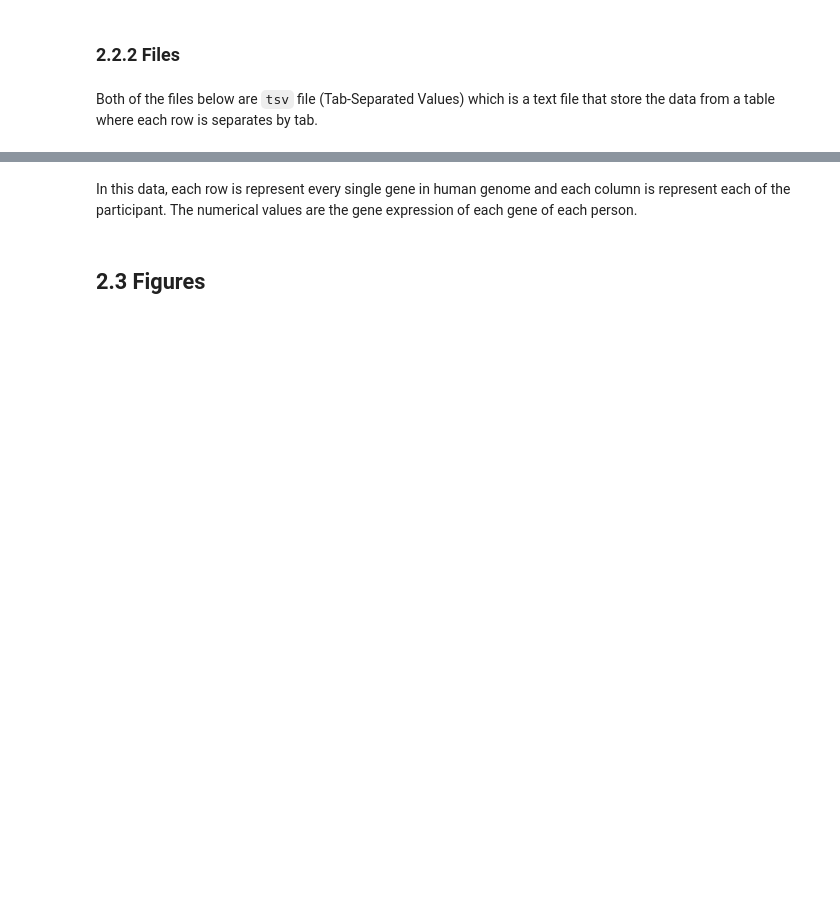
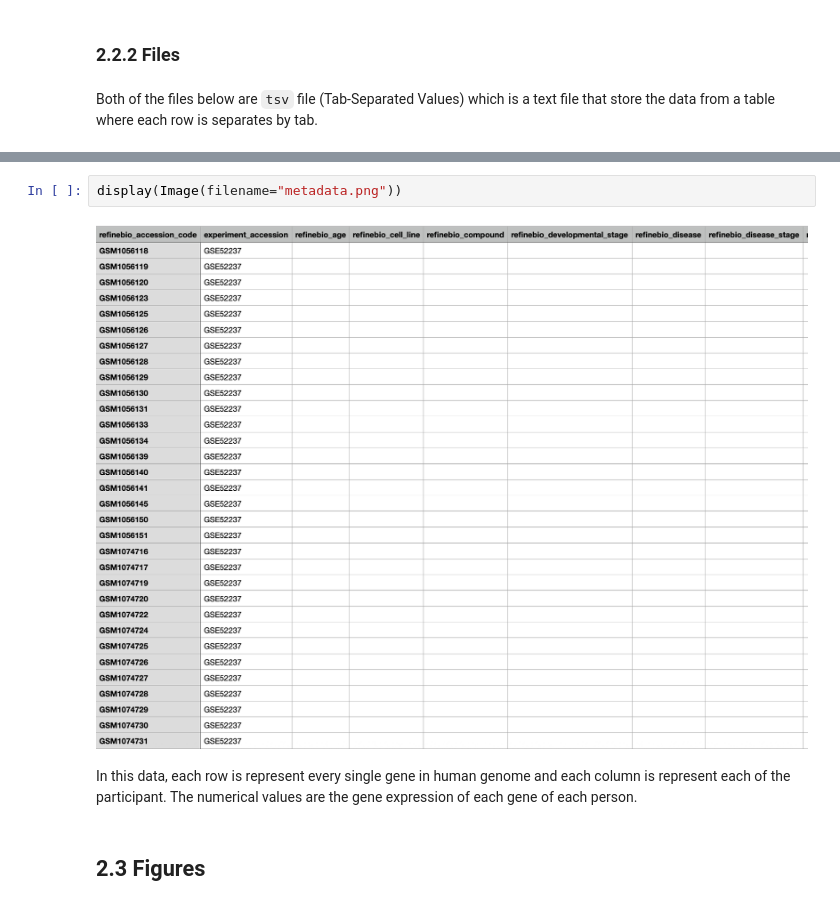
Before and after one commit to nguyentkfsc0086/DS4Bio-project, a Jupyter notebook: Part 3.ipynb, the cells around one changed output, grey strips where cells are left out. Cells and saved outputs as stored; diff of their text form; blank space fills up the shorter version.

```diff
--- a/Part 3.ipynb
+++ b/Part 3.ipynb
@@ -35,3 +33,7 @@ Both of the files below are `tsv` file (Tab-Separated Values) which is a text fi
+# %%
+display(Image(filename="metadata.png"))
+# %% [output]
+[figure, added]
 # %% [markdown]
 In this data, each row is represent every single gene in human genome and each column is represent each of the participant. The numerical values are the gene expression of each gene of each person.
 # %% [markdown]
```
Also changed, not shown: parts of 5 cells of this notebook.
